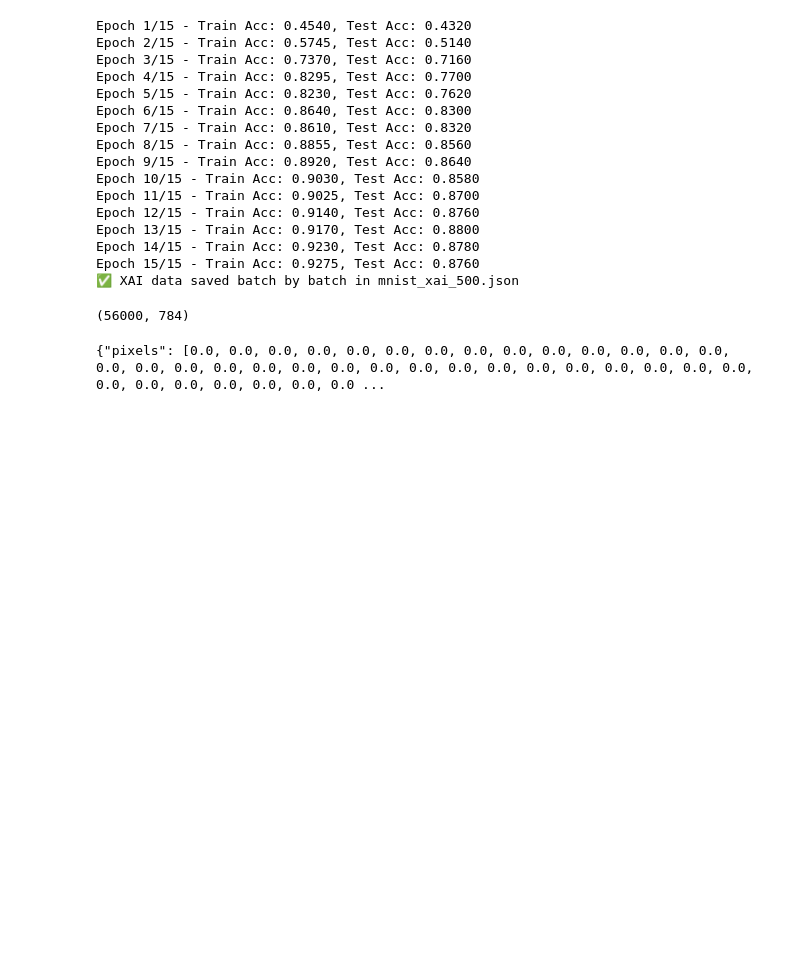
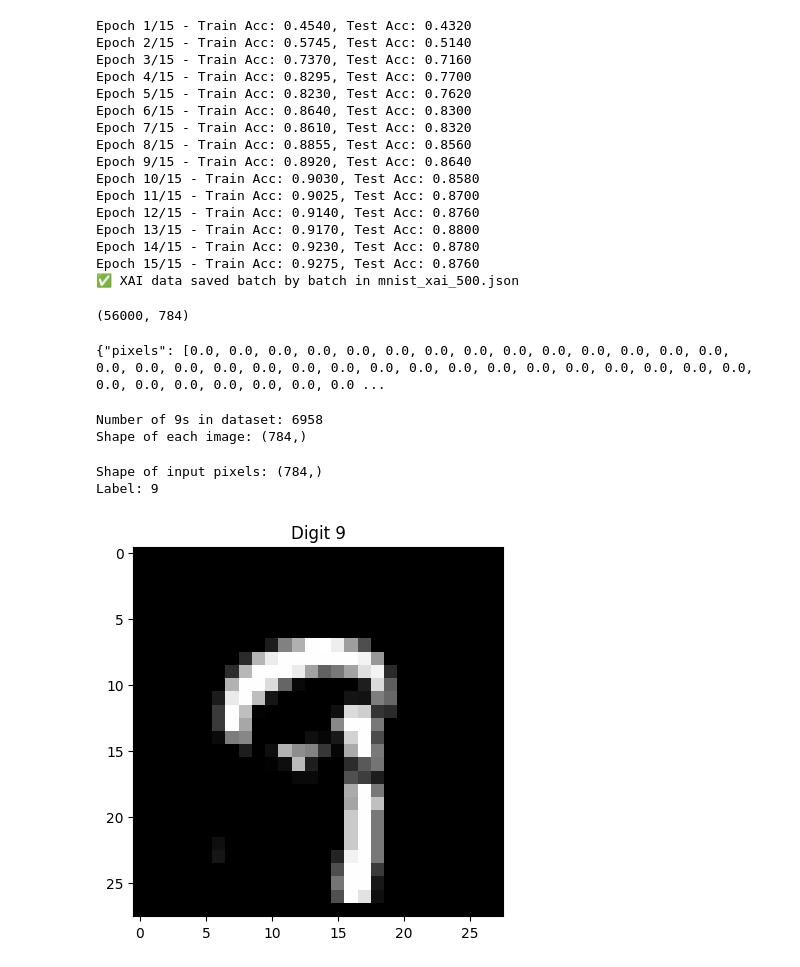
Before and after one commit to santoshkhadk/NN-visualizer-xai, a Jupyter notebook: MNISTdataset.ipynb, the cells around one changed output. Saved outputs shown, nothing was run; the diff lists cells and outputs as text; code cells hidden in the pictures; blank space fills up the shorter version.

```diff
--- a/MNISTdataset.ipynb
+++ b/MNISTdataset.ipynb
@@ -304,3 +304,52 @@ sample = X[0].tolist()   # one MNIST image
 print(json.dumps({"pixels": sample}))
 # %% [output]
 {"pixels": [0.0, 0.0, 0.0, 0.0, 0.0, 0.0, 0.0, 0.0, 0.0, 0.0, 0.0, 0.0, 0.0, 0.0, 0.0, 0.0, 0.0, 0.0, 0.0, 0.0, 0.0, 0.0, 0.0, 0.0, 0.0, 0.0, 0.0, 0.0, 0.0, 0.0, 0.0, 0.0, 0.0, 0.0, 0.0, 0.0, 0.0, 0.0 ...
+# %%
+import numpy as np
+from sklearn.datasets import fetch_openml
+
+# Load MNIST
+mnist = fetch_openml('mnist_784', version=1, as_frame=False)
+X, y = mnist["data"], mnist["target"]
+
+# Convert labels to integers
+y = y.astype(np.int8)
+
+# Get all images of digit 9
+digit_9_indices = np.where(y == 9)[0]       # indices where label is 9
+X_9 = X[digit_9_indices]                    # corresponding images
+y_9 = y[digit_9_indices]                    # labels (all 9s)
+
+print("Number of 9s in dataset:", X_9.shape[0])
+print("Shape of each image:", X_9[0].shape)
+# %% [output]
+Number of 9s in dataset: 6958
+Shape of each image: (784,)
+# %%
+import numpy as np
+from sklearn.datasets import fetch_openml
+
+# Load MNIST
+mnist = fetch_openml('mnist_784', version=1, as_frame=False)
+X, y = mnist["data"], mnist["target"].astype(np.int8)
+
+# Find indices of all 9s
+digit_9_indices = np.where(y == 9)[0]
+
+# Pick one random 9
+idx = np.random.choice(digit_9_indices)
+X_9 = X[idx]  # This is a 784-length array (28x28 flattened)
+y_9 = y[idx]  # Should be 9
+
+print("Shape of input pixels:", X_9.shape)
+print("Label:", y_9)
+
+# Optional: reshape to 28x28 for visualization
+import matplotlib.pyplot as plt
+plt.imshow(X_9.reshape(28,28), cmap='gray')
+plt.title("Digit 9")
+plt.show()
+# %% [output]
+Shape of input pixels: (784,)
+Label: 9
+[figure, added]
```
Also changed, not shown: parts of 1 cell of this notebook, 3 other files.
